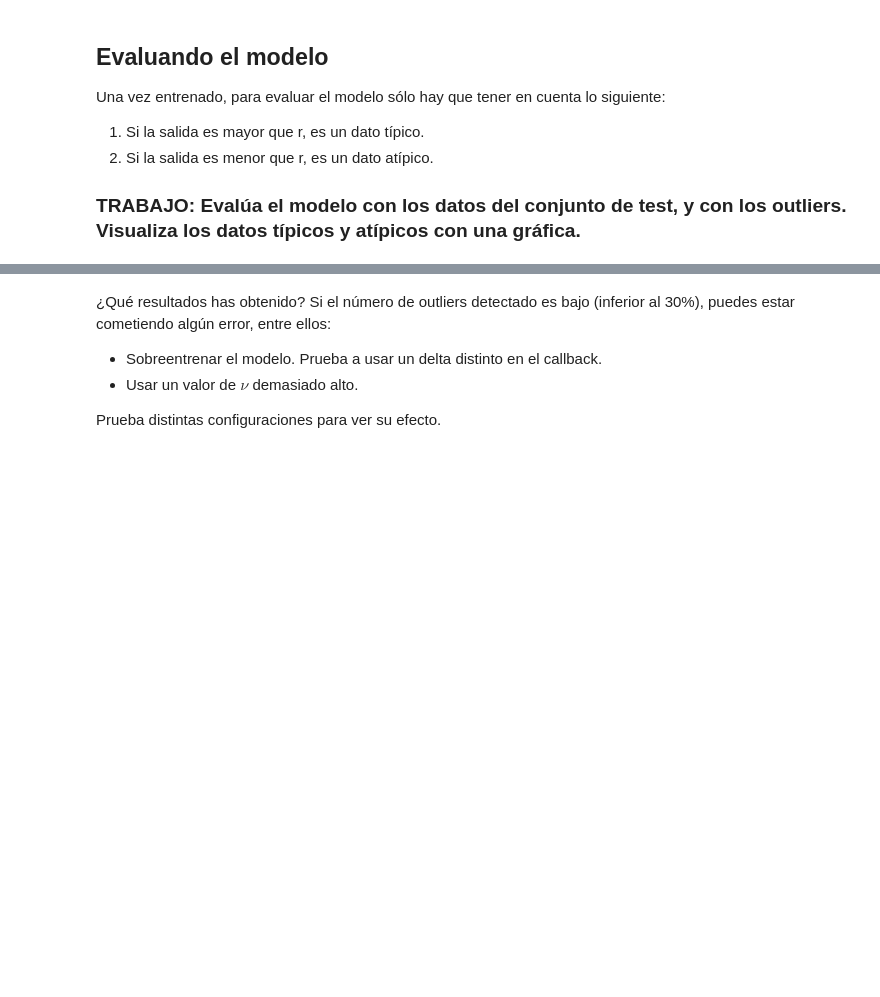
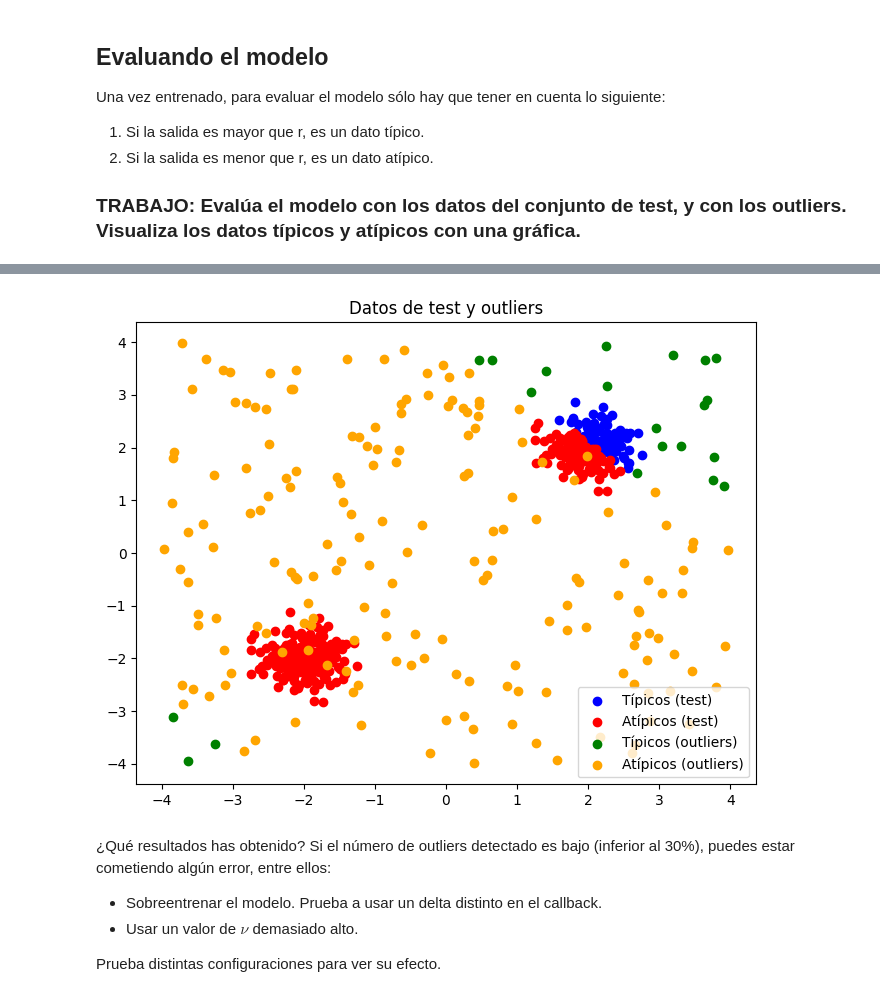
Before and after one commit to EmilioUcelayLojo/AA3, a Jupyter notebook: lab9/lab9.ipynb, the cells around one changed output, grey strips where cells are left out. Saved outputs shown, nothing was run; the diff lists cells and outputs as text; code cells hidden in the pictures; blank space fills up the shorter version.

```diff
--- a/lab9/lab9.ipynb
+++ b/lab9/lab9.ipynb
@@ -128,0 +215,25 @@ Una vez entrenado, para evaluar el modelo sólo hay que tener en cuenta lo sigui
+# %%
+# TODO: Evalúa el modelo con los datos del conjunto de outliers. Indica el porcentaje de datos etiquetados como atípicos, y visualiza los datos en conjunto con los de test
+
+# Obtenemos las predicciones del modelo para los outliers
+y_pred_outliers = detector.predict(x_outliers)
+
+# Etiquetamos los datos como típicos o atípicos según si la predicción es mayor o menor que r
+y_pred_labels_outliers = (y_pred_outliers.flatten() > r).astype(int)
+
+# Calculamos el porcentaje de datos etiquetados como atípicos
+porcentaje_atipicos_outliers = np.sum(y_pred_labels_outliers == 0) / len(y_pred_labels_outliers) * 100
+
+# Imprimimos el porcentaje de datos etiquetados como atípicos
+print(f"Porcentaje de datos atípicos en el conjunto de outliers: {porcentaje_atipicos_outliers:.2f}%")
+
+# Visualizamos los datos
+plt.figure(figsize=(8, 6))
+plt.scatter(x_test[y_pred_labels_test == 1, 0], x_test[y_pred_labels_test == 1, 1], color='blue', label='Típicos (test)')
+plt.scatter(x_test[y_pred_labels_test == 0, 0], x_test[y_pred_labels_test == 0, 1], color='red', label='Atípicos (test)')
+plt.scatter(x_outliers[y_pred_labels_outliers == 1, 0], x_outliers[y_pred_labels_outliers == 1, 1], color='green', label='Típicos (outliers)')
+plt.scatter(x_outliers[y_pred_labels_outliers == 0, 0], x_outliers[y_pred_labels_outliers == 0, 1], color='orange', label='Atípicos (outliers)')
+plt.title('Datos de test y outliers')
+plt.legend()
+plt.show()
+# %% [output]
@@ -129,3 +242,4 @@ Una vez entrenado, para evaluar el modelo sólo hay que tener en cuenta lo sigui
+[figure, added]
 # %% [markdown]
 ¿Qué resultados has obtenido? Si el número de outliers detectado es bajo (inferior al 30%), puedes estar cometiendo algún error, entre ellos:
 
```
Also changed, not shown: parts of 10 cells of this notebook.
